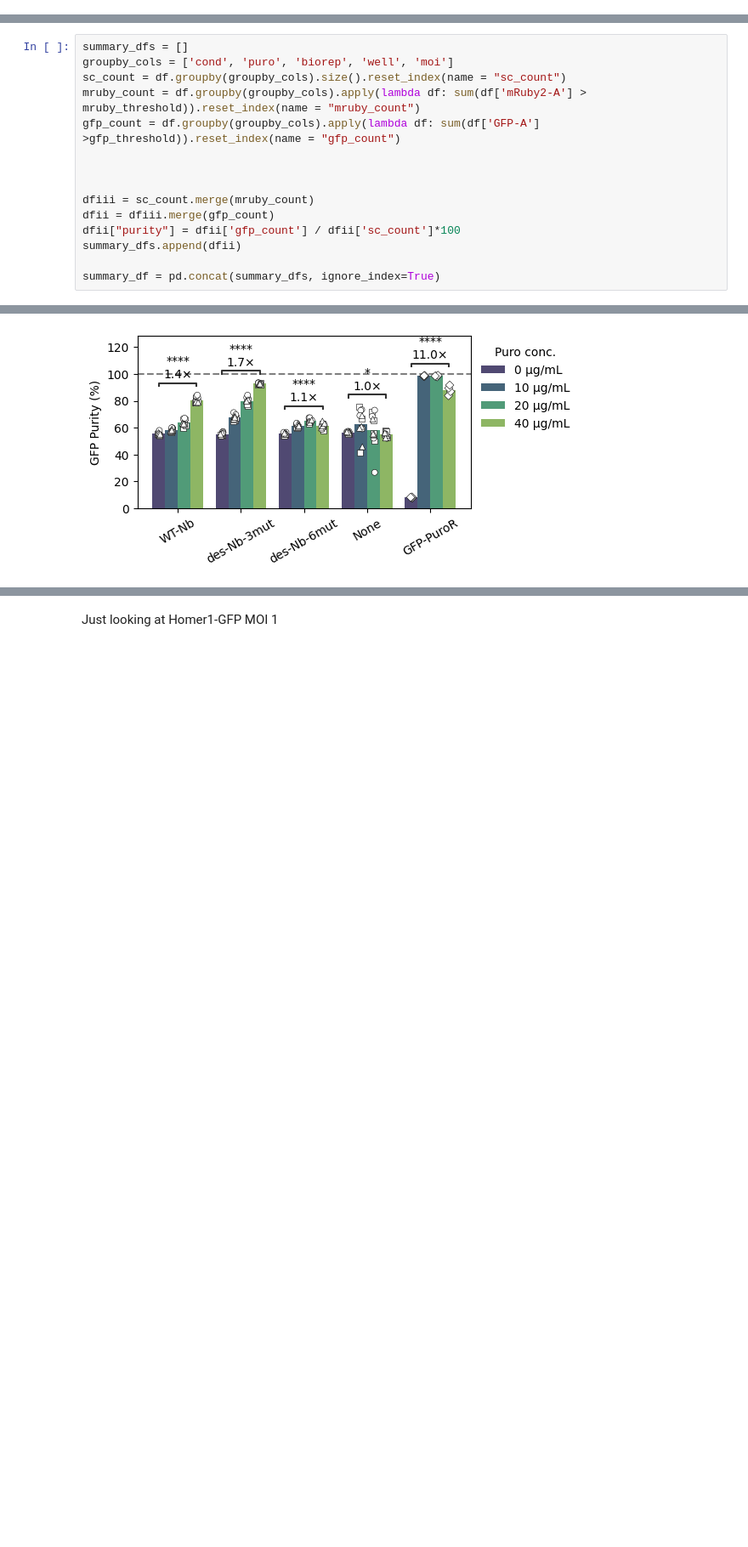
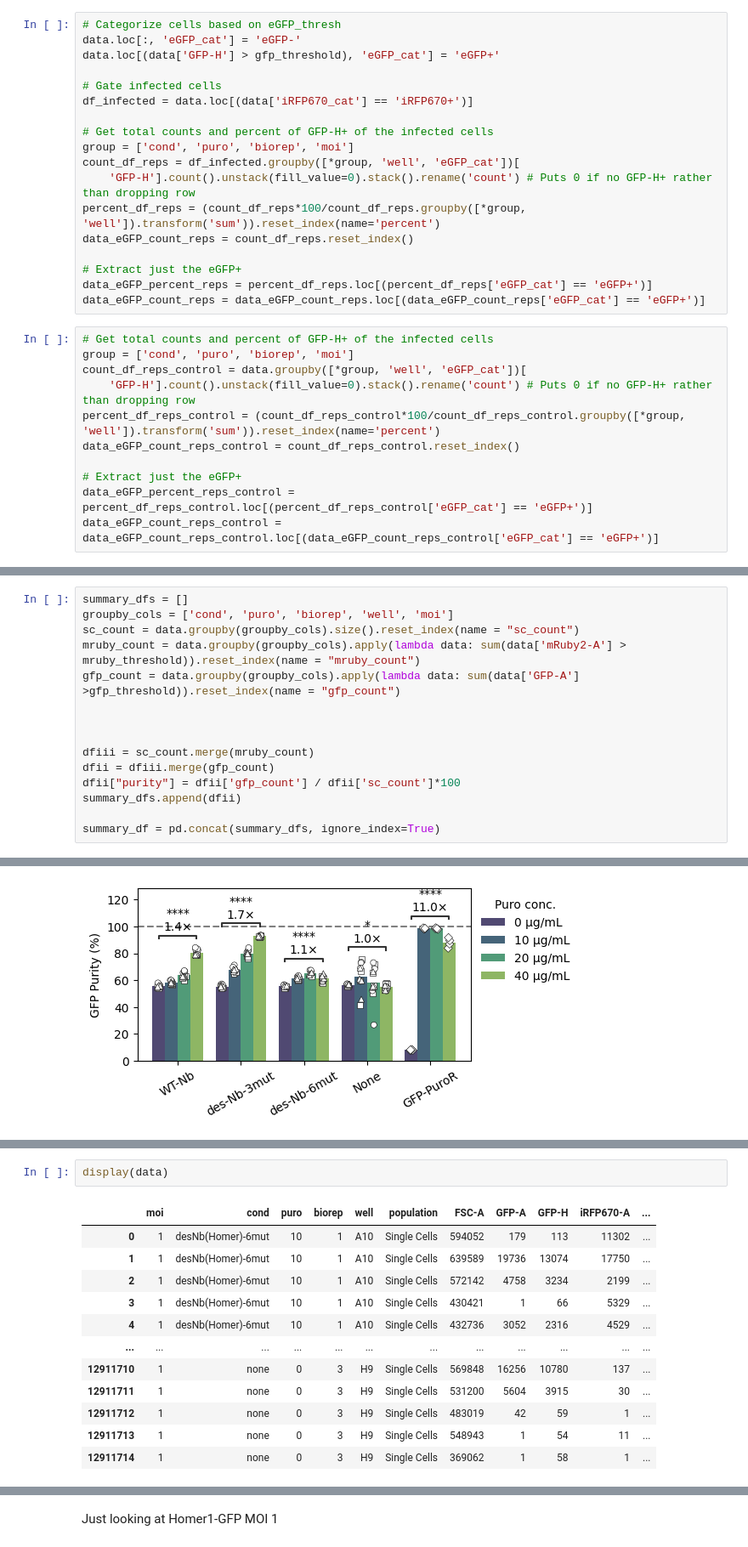
Before and after one commit to GallowayLabMIT/dasit_manuscript, a Jupyter notebook: Figure_XX_homer/homer_nb_selection.ipynb, the cells around one changed output, grey strips where cells are left out. Shown at 85% size. Saved outputs shown, nothing was run; the diff lists cells and outputs as text; blank space fills up the shorter version.

```diff
--- a/Figure_XX_homer/homer_nb_selection.ipynb
+++ b/Figure_XX_homer/homer_nb_selection.ipynb
@@ -89,0 +130,29 @@ g.legend.get_title().set_fontsize(15)
+# %%
+# Categorize cells based on eGFP_thresh
+data.loc[:, 'eGFP_cat'] = 'eGFP-'
+data.loc[(data['GFP-H'] > gfp_threshold), 'eGFP_cat'] = 'eGFP+'
+
+# Gate infected cells
+df_infected = data.loc[(data['iRFP670_cat'] == 'iRFP670+')]
+
+# Get total counts and percent of GFP-H+ of the infected cells
+group = ['cond', 'puro', 'biorep', 'moi']
+count_df_reps = df_infected.groupby([*group, 'well', 'eGFP_cat'])[
+    'GFP-H'].count().unstack(fill_value=0).stack().rename('count') # Puts 0 if no GFP-H+ rather than dropping row
+percent_df_reps = (count_df_reps*100/count_df_reps.groupby([*group, 'well']).transform('sum')).reset_index(name='percent')
+data_eGFP_count_reps = count_df_reps.reset_index()
+
+# Extract just the eGFP+
+data_eGFP_percent_reps = percent_df_reps.loc[(percent_df_reps['eGFP_cat'] == 'eGFP+')]
+data_eGFP_count_reps = data_eGFP_count_reps.loc[(data_eGFP_count_reps['eGFP_cat'] == 'eGFP+')]
+# %%
+# Get total counts and percent of GFP-H+ of the infected cells
+group = ['cond', 'puro', 'biorep', 'moi']
+count_df_reps_control = data.groupby([*group, 'well', 'eGFP_cat'])[
+    'GFP-H'].count().unstack(fill_value=0).stack().rename('count') # Puts 0 if no GFP-H+ rather than dropping row
+percent_df_reps_control = (count_df_reps_control*100/count_df_reps_control.groupby([*group, 'well']).transform('sum')).reset_index(name='percent')
+data_eGFP_count_reps_control = count_df_reps_control.reset_index()
+
+# Extract just the eGFP+
+data_eGFP_percent_reps_control = percent_df_reps_control.loc[(percent_df_reps_control['eGFP_cat'] == 'eGFP+')]
+data_eGFP_count_reps_control = data_eGFP_count_reps_control.loc[(data_eGFP_count_reps_control['eGFP_cat'] == 'eGFP+')]
@@ -92,9 +177,9 @@ Summary stats
 # %%
 summary_dfs = []
 groupby_cols = ['cond', 'puro', 'biorep', 'well', 'moi']
-sc_count = df.groupby(groupby_cols).size().reset_index(name = "sc_count")
-mruby_count = df.groupby(groupby_cols).apply(lambda df: sum(df['mRuby2-A'] > mruby_threshold)).reset_index(name = "mruby_count")
-gfp_count = df.groupby(groupby_cols).apply(lambda df: sum(df['GFP-A'] >gfp_threshold)).reset_index(name = "gfp_count")
+sc_count = data.groupby(groupby_cols).size().reset_index(name = "sc_count")
+mruby_count = data.groupby(groupby_cols).apply(lambda data: sum(data['mRuby2-A'] > mruby_threshold)).reset_index(name = "mruby_count")
+gfp_count = data.groupby(groupby_cols).apply(lambda data: sum(data['GFP-A'] >gfp_threshold)).reset_index(name = "gfp_count")
 
 
 
@@ -392,0 +1207,15 @@ desNb(Homer)-3maj_0 vs. desNb(Homer)-3maj_40: t-test independent samples, P_val:
+# %%
+display(data)
+# %% [output]
+|  | moi | cond | puro | biorep | well | population | FSC-A | GFP-A | GFP-H | iRFP670-A | ... |
+| 0 | 1 | desNb(Homer)-6mut | 10 | 1 | A10 | Single Cells | 594052 | 179 | 113 | 11302 | ... |
+| 1 | 1 | desNb(Homer)-6mut | 10 | 1 | A10 | Single Cells | 639589 | 19736 | 13074 | 17750 | ... |
+| 2 | 1 | desNb(Homer)-6mut | 10 | 1 | A10 | Single Cells | 572142 | 4758 | 3234 | 2199 | ... |
+| 3 | 1 | desNb(Homer)-6mut | 10 | 1 | A10 | Single Cells | 430421 | 1 | 66 | 5329 | ... |
+| 4 | 1 | desNb(Homer)-6mut | 10 | 1 | A10 | Single Cells | 432736 | 3052 | 2316 | 4529 | ... |
+| ... | ... | ... | ... | ... | ... | ... | ... | ... | ... | ... | ... |
+| 12911710 | 1 | none | 0 | 3 | H9 | Single Cells | 569848 | 16256 | 10780 | 137 | ... |
+| 12911711 | 1 | none | 0 | 3 | H9 | Single Cells | 531200 | 5604 | 3915 | 30 | ... |
+| 12911712 | 1 | none | 0 | 3 | H9 | Single Cells | 483019 | 42 | 59 | 1 | ... |
+| 12911713 | 1 | none | 0 | 3 | H9 | Single Cells | 548943 | 1 | 54 | 11 | ... |
+| 12911714 | 1 | none | 0 | 3 | H9 | Single Cells | 369062 | 1 | 58 | 1 | ... |
```
Also changed, not shown: parts of 31 cells of this notebook.
